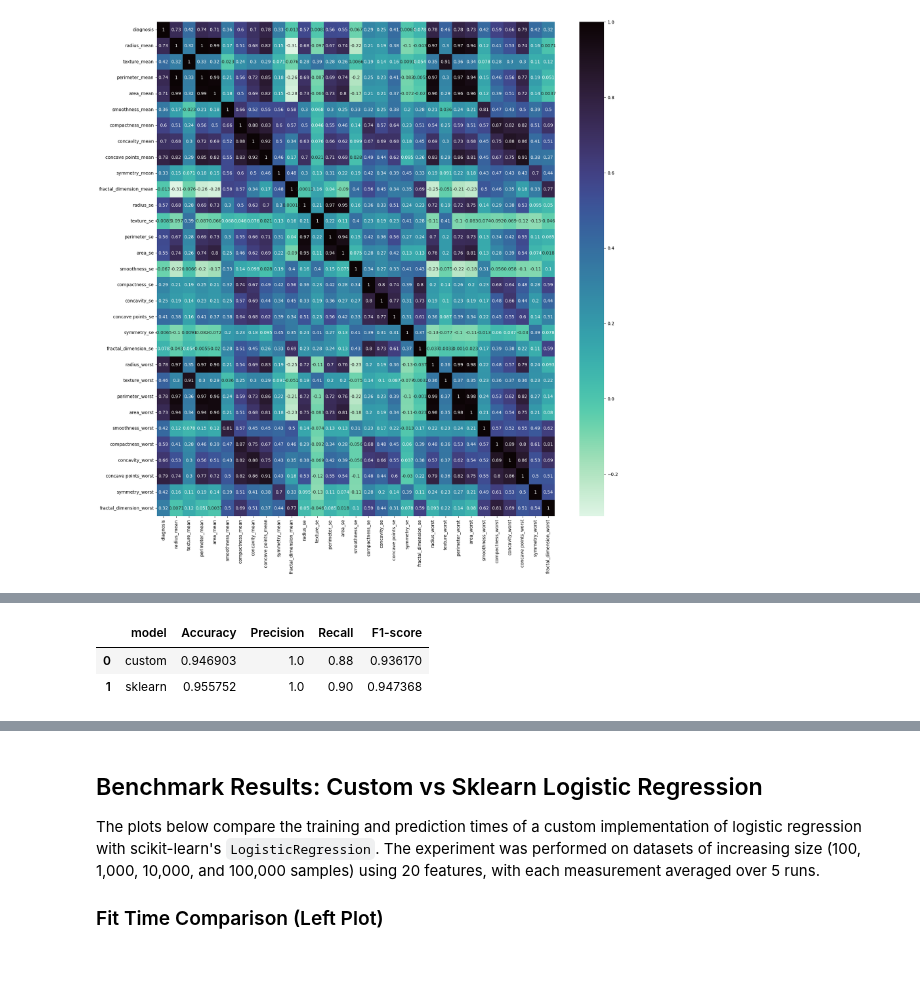
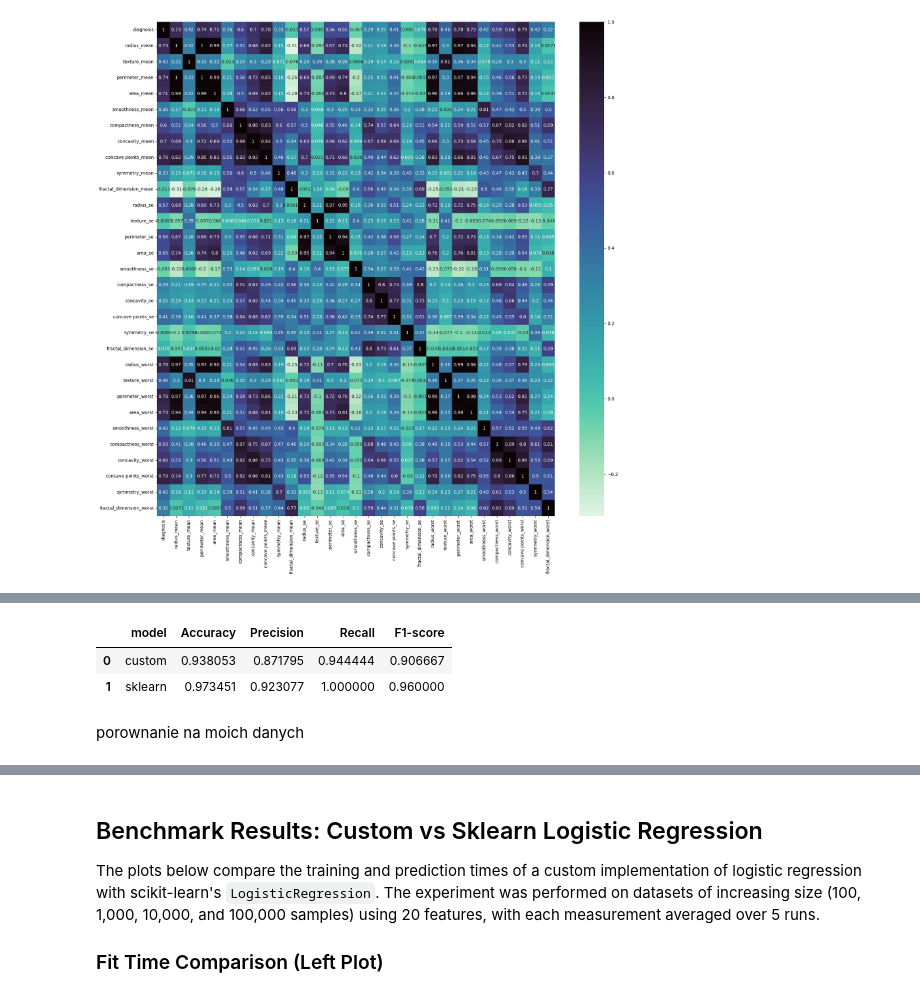
Before and after one commit to viderson/ml_from_scratch, a Jupyter notebook: notebooks/compare_logistic_regression.ipynb, the cells around one changed output, grey strips where cells are left out. Drawn from its saved outputs; the diff is of its cells as text; code cells hidden in the pictures; blank space fills up the shorter version.

```diff
--- a/notebooks/compare_logistic_regression.ipynb
+++ b/notebooks/compare_logistic_regression.ipynb
@@ -195,36 +254,37 @@ from sklearn.metrics import (
 )
 
 custom_model = CustomLogisticRegression()
-custom_model.fit(X_train, y_train, iterations= 100000,  plot_cost=False)
+custom_model.fit(X_train, y_train, iterations= 1000,  plot_cost=False)
 
 sk_model = SklearnLogisticRegression(max_iter=1000, solver='lbfgs')
 sk_model.fit(X_train, y_train)
 
 y_pred_custom = custom_model.predict(X_test)
 y_pred_sk     = sk_model.predict(X_test)
 
 acc_c  = custom_accuracy(y_test, y_pred_custom)
 prec_c = custom_precision(y_test, y_pred_custom)
 rec_c  = custom_recall(y_test, y_pred_custom)
 f1_c   = custom_f1(y_test, y_pred_custom)
 
 acc_s  = accuracy_score(y_test, y_pred_sk)
 prec_s = precision_score(y_test, y_pred_sk)
 rec_s  = recall_score(y_test, y_pred_sk)
 f1_s   = f1_score(y_test, y_pred_sk)
 
 df_results = pd.DataFrame({
     'model':     ['custom',       'sklearn'],
     'Accuracy':  [acc_c,          acc_s],
     'Precision': [prec_c,         prec_s],
     'Recall':    [rec_c,          rec_s],
     'F1-score':  [f1_c,           f1_s]
 })
 
 display(df_results)
-# lub w notebooku: display(df_results)
 # %% [output]
 |  | model | Accuracy | Precision | Recall | F1-score |
-| 0 | custom | 0.946903 | 1.0 | 0.88 | 0.936170 |
-| 1 | sklearn | 0.955752 | 1.0 | 0.90 | 0.947368 |
+| 0 | custom | 0.938053 | 0.871795 | 0.944444 | 0.906667 |
+| 1 | sklearn | 0.973451 | 0.923077 | 1.000000 | 0.960000 |
+# %% [markdown]
+porownanie na moich danych
 # %%
```
Also changed, not shown: parts of 7 cells of this notebook, 3 other files.
